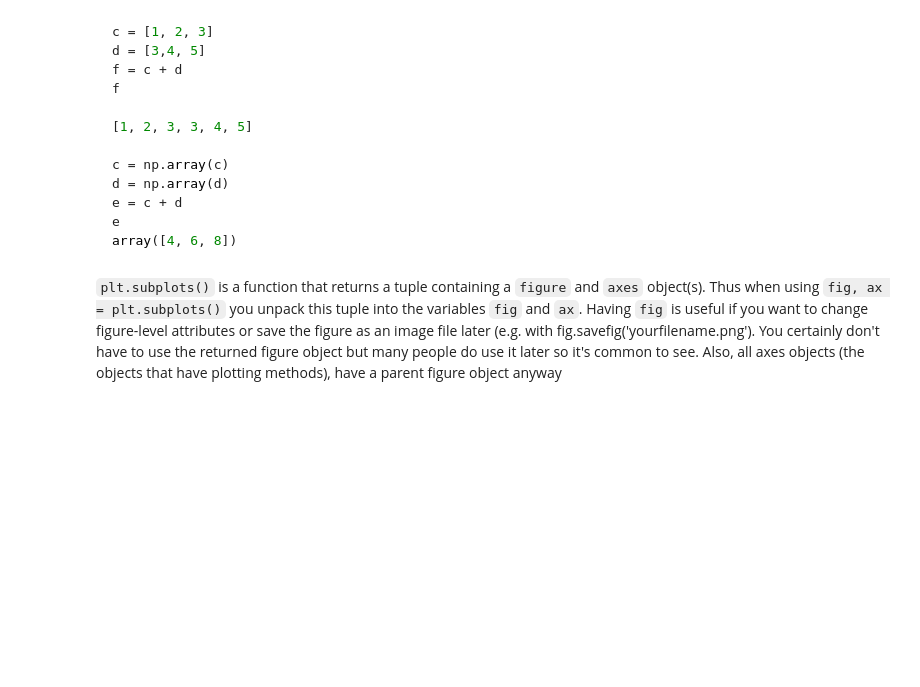
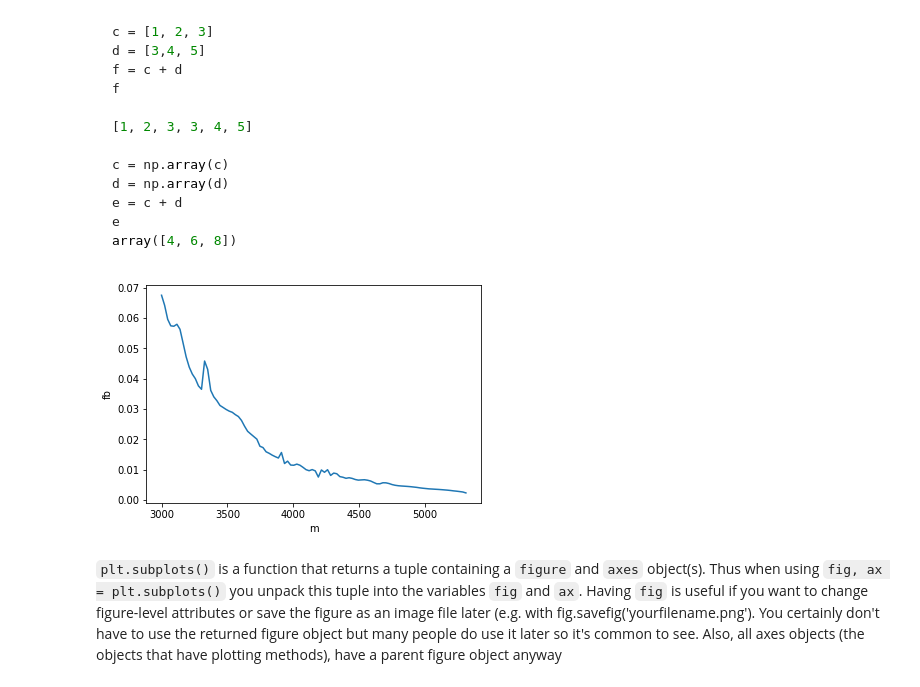
Before and after one commit to ComplicatedPhenomenon/IPython_training, a Jupyter notebook: Plot.ipynb, the cells around one changed output. Drawn from its saved outputs; the diff is of its cells as text; code cells hidden in the pictures; blank space fills up the shorter version.

```diff
--- a/Plot.ipynb
+++ b/Plot.ipynb
@@ -104,8 +108,10 @@ a = np.array(a1)
 b = np.array(b1) + np.array(b2) + np.array(b3) + np.array(b4)
 # %%
 fig,ax = plt.subplots()
-ax.plot(a,b,label='.') # turn pb into fb
-ax.set( xlabel='m')
+ax.plot(a[:100],b[:100]*10**3,label='.') # turn pb into fb
+ax.set( xlabel='m', ylabel='fb')
 plt.show()
+# %% [output]
+[figure, added]
 # %% [markdown]
 `plt.subplots()` is a function that returns a tuple containing a `figure` and `axes` object(s). Thus when using `fig, ax = plt.subplots()` you unpack this tuple into the variables `fig` and `ax`. Having `fig` is useful if you want to change figure-level attributes or save the figure as an image file later (e.g. with fig.savefig('yourfilename.png'). You certainly don't have to use the returned figure object but many people do use it later so it's common to see. Also, all axes objects (the objects that have plotting methods), have a parent figure object anyway
```
Also changed, not shown: parts of 12 cells of this notebook, 1 other file.
